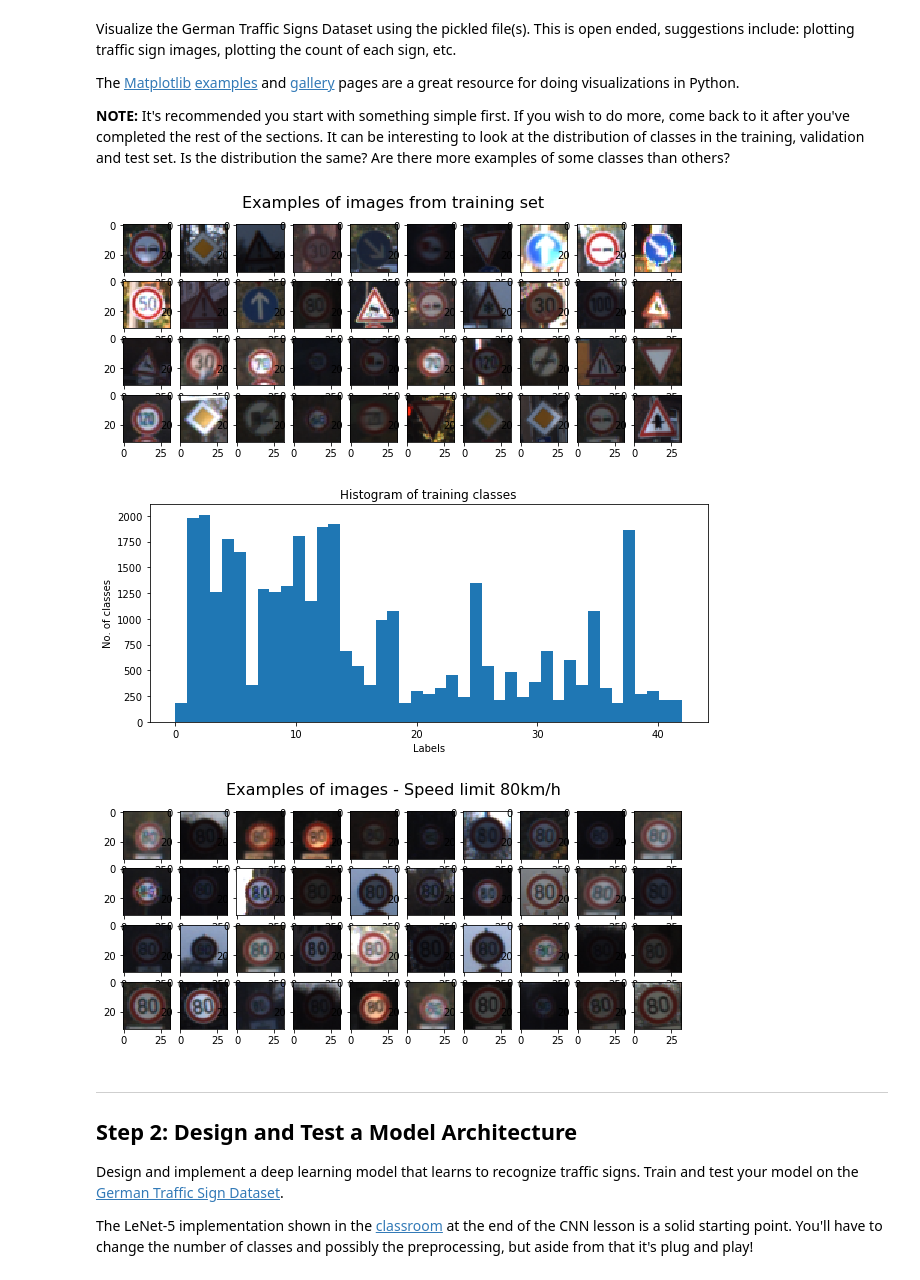
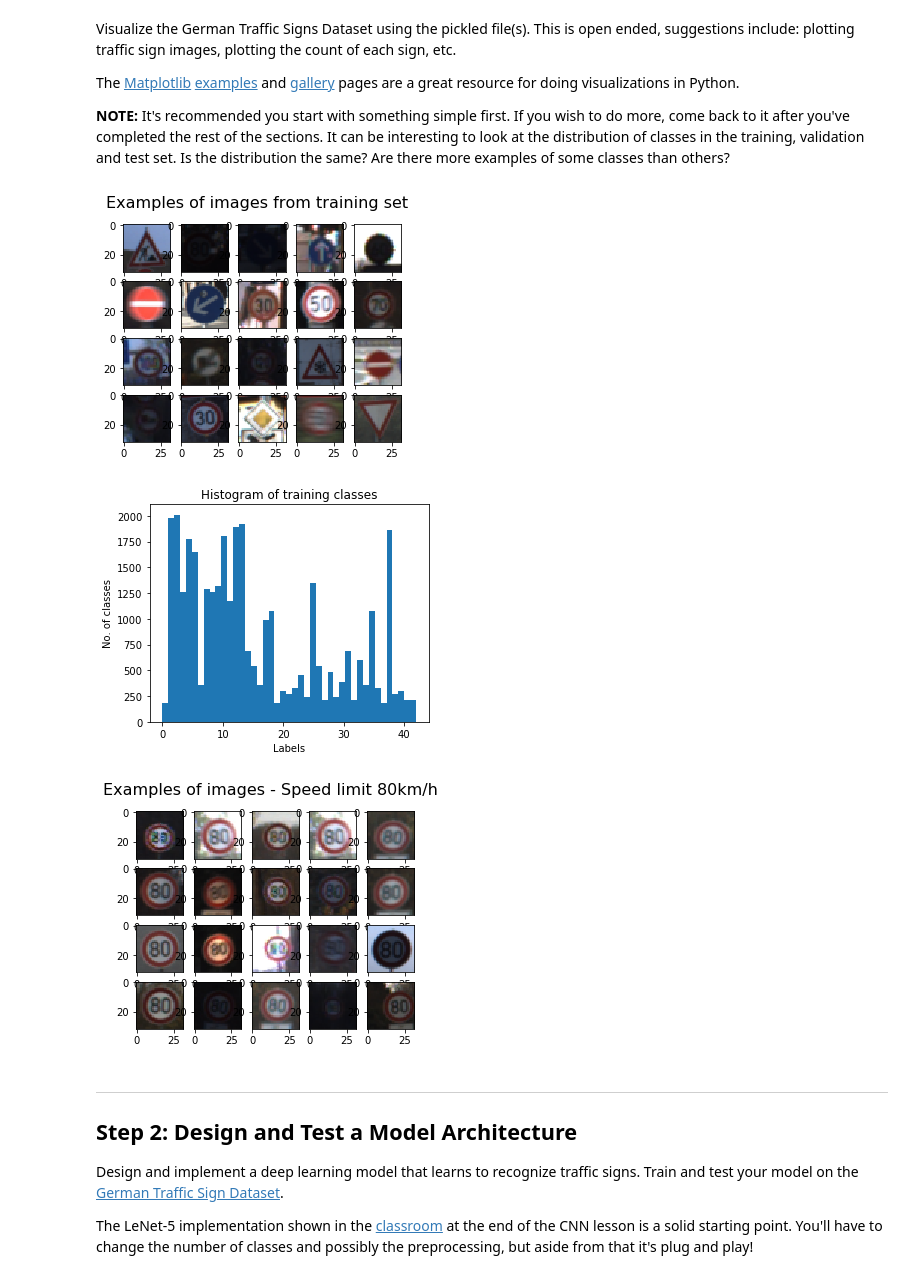
Before and after one commit to berlala/CarND-Traffic-Sign-Classifier-Project, a Jupyter notebook: Traffic_Sign_Classifier.ipynb, the cells around one changed output. Saved outputs shown, nothing was run; the diff lists cells and outputs as text; code cells hidden in the pictures.

```diff
--- a/Traffic_Sign_Classifier.ipynb
+++ b/Traffic_Sign_Classifier.ipynb
@@ -116,38 +116,38 @@ The [Matplotlib](http://matplotlib.org/) [examples](http://matplotlib.org/exampl
 # %%
 ### Data exploration visualization code goes here.
 ### Feel free to use as many code cells as needed.
 import matplotlib.pyplot as plt
 import numpy as np
 import random
 # Visualizations will be shown in the notebook.
 %matplotlib inline
 
-def draw_rando_images_examples(image_array, grid_x, grid_y, title):
+def pick_images_examples(image_array, grid_x, grid_y, title):
     fig = plt.figure(figsize=(grid_x,grid_y))
     fig.suptitle(title, fontsize=16)
 
     for i in range(1,grid_y*grid_x+1):
         index = random.randint(0, len(image_array))#radom pick the images from set
         image = image_array[index].squeeze()
 
         plt.subplot(grid_y,grid_x,i)
         plt.imshow(image)
 
-draw_rando_images_examples(X_train, 10, 4, 'Examples of images from training set')
+pick_images_examples(X_train, 5, 4, 'Examples of images from training set')
 
 
-fig = plt.figure(figsize=(10,4))
+fig = plt.figure(figsize=(5,4))
 n, bins, patches = plt.hist(y_train, n_classes)
 plt.xlabel('Labels')
 plt.ylabel('No. of classes')
 plt.title('Histogram of training classes')
 
 X_train_one_label = X_train[np.where(y_train==5)] # y_train repersent the Class name
-draw_rando_images_examples(X_train_one_label, 10, 4, 'Examples of images - Speed limit 80km/h')
+pick_images_examples(X_train_one_label, 5, 4, 'Examples of images - Speed limit 80km/h')
 # %% [output]
-[figure, old version]
+[figure, new version]
-[figure, old version]
+[figure, new version]
-[figure, old version]
+[figure, new version]
 # %% [markdown]
 ----
 
```
Also changed, not shown: parts of 5 cells of this notebook, 3 other files.
